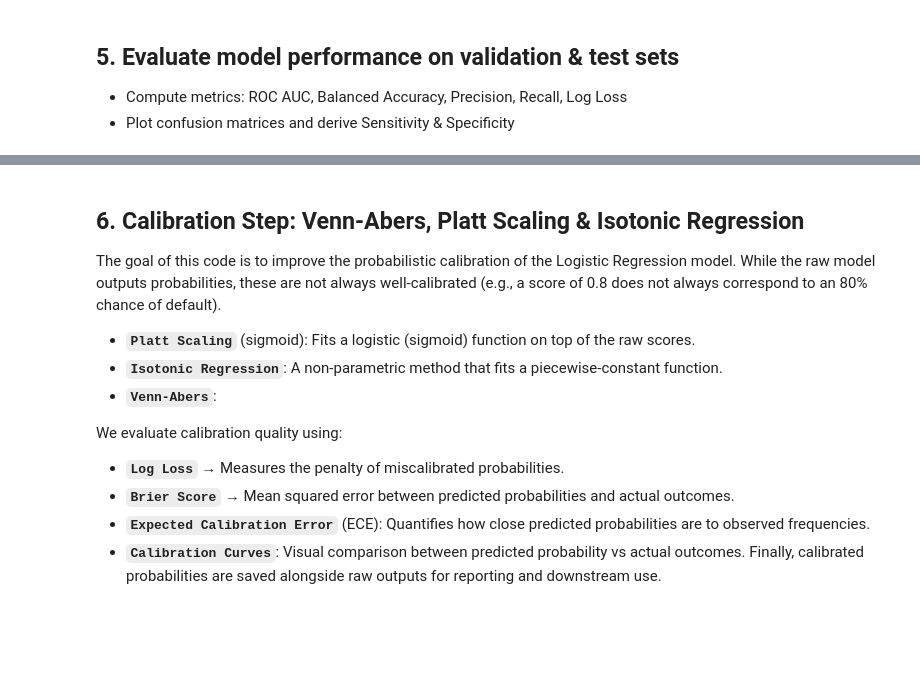
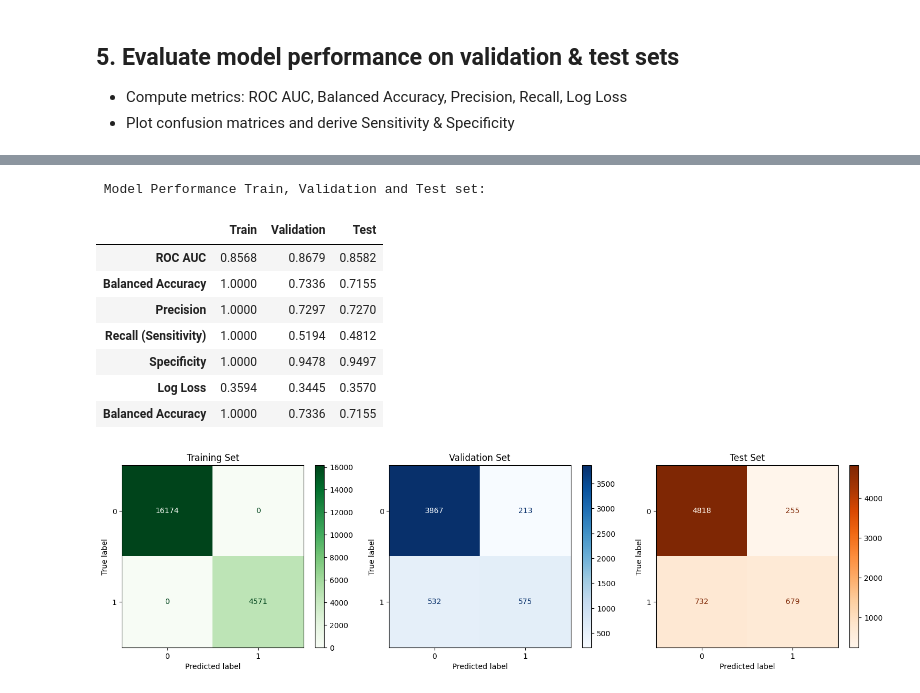
Before and after one commit to sandrokhizanishvili/Credit-Risk-Model-Calibration, a Jupyter notebook: logistic_regression.ipynb, the cells around one changed output, grey strips where cells are left out. Cells and saved outputs as stored; diff of their text form; code cells hidden in the pictures; blank space fills up the shorter version.

```diff
--- a/logistic_regression.ipynb
+++ b/logistic_regression.ipynb
@@ -191,13 +146,0 @@ plt.show()
-# %% [markdown]
-## 6. **Calibration Step: Venn-Abers, Platt Scaling & Isotonic Regression**
-The goal of this code is to improve the probabilistic calibration of the Logistic Regression model. While the raw model outputs probabilities, these are not always well-calibrated (e.g., a score of 0.8 does not always correspond to an 80% chance of default).
-- **`Platt Scaling`** (sigmoid): Fits a logistic (sigmoid) function on top of the raw scores.
-- **`Isotonic Regression`**: A non-parametric method that fits a piecewise-constant function.
-- **`Venn-Abers`**:
-
-We evaluate calibration quality using:
-- **`Log Loss`** → Measures the penalty of miscalibrated probabilities.
-- **`Brier Score`** → Mean squared error between predicted probabilities and actual outcomes.
-- **`Expected Calibration Error`** (ECE): Quantifies how close predicted probabilities are to observed frequencies.
-- **`Calibration Curves`**: Visual comparison between predicted probability vs actual outcomes.
-Finally, calibrated probabilities are saved alongside raw outputs for reporting and downstream use.
@@ -203,0 +173,65 @@ Finally, calibrated probabilities are saved alongside raw outputs for reporting
+# %%
+# --- Put metrics in a DataFrame for nice visualization ---
+metrics_df = pd.DataFrame({
+    "Train": [
+        roc_auc_train, balanced_acc_train, precision_train, recall_train,
+        specificity_train, logloss_train, balanced_acc_manual_train
+    ],
+
+    "Validation": [
+        roc_auc_valid, balanced_acc_valid, precision_valid, recall_valid,
+        specificity_valid, logloss_valid, balanced_acc_manual_valid
+    ],
+    "Test": [
+        roc_auc_test, balanced_acc_test, precision_test, recall_test,
+        specificity_test, logloss_test,  balanced_acc_manual_test
+    ]
+}, index=[
+    "ROC AUC",
+    "Balanced Accuracy",
+    "Precision",
+    "Recall (Sensitivity)",
+    "Specificity",
+    "Log Loss",
+    "Balanced Accuracy"
+])
+
+# Round to 4 decimals for readability
+metrics_df = metrics_df.round(4)
+
+print("\n Model Performance Train, Validation and Test set:")
+display(metrics_df)
+
+
+
+# Create 1 row, 3 columns for subplots
+fig, axes = plt.subplots(1, 3, figsize=(15, 4))
+
+
+# Training set confusion matrix
+ConfusionMatrixDisplay.from_predictions(y_train, y_train, ax=axes[0], cmap="Greens") #instead of y_pred_valid i use y_train is it okay?
+axes[0].set_title("Training Set")
+
+# Validation set confusion matrix
+ConfusionMatrixDisplay.from_predictions(y_valid, y_pred_valid, ax=axes[1], cmap="Blues")
+axes[1].set_title("Validation Set")
+
+# Test set confusion matrix
+ConfusionMatrixDisplay.from_predictions(y_test, y_pred_test, ax=axes[2], cmap="Oranges")
+axes[2].set_title("Test Set")
+
+
+
+plt.tight_layout()
+plt.show()
+# %% [output]
+ Model Performance Train, Validation and Test set:
+|  | Train | Validation | Test |
+| ROC AUC | 0.8568 | 0.8679 | 0.8582 |
+| Balanced Accuracy | 1.0000 | 0.7336 | 0.7155 |
+| Precision | 1.0000 | 0.7297 | 0.7270 |
+| Recall (Sensitivity) | 1.0000 | 0.5194 | 0.4812 |
+| Specificity | 1.0000 | 0.9478 | 0.9497 |
+| Log Loss | 0.3594 | 0.3445 | 0.3570 |
+| Balanced Accuracy | 1.0000 | 0.7336 | 0.7155 |
+[figure, added]
```
Also changed, not shown: parts of 41 cells of this notebook, 10 other files.
